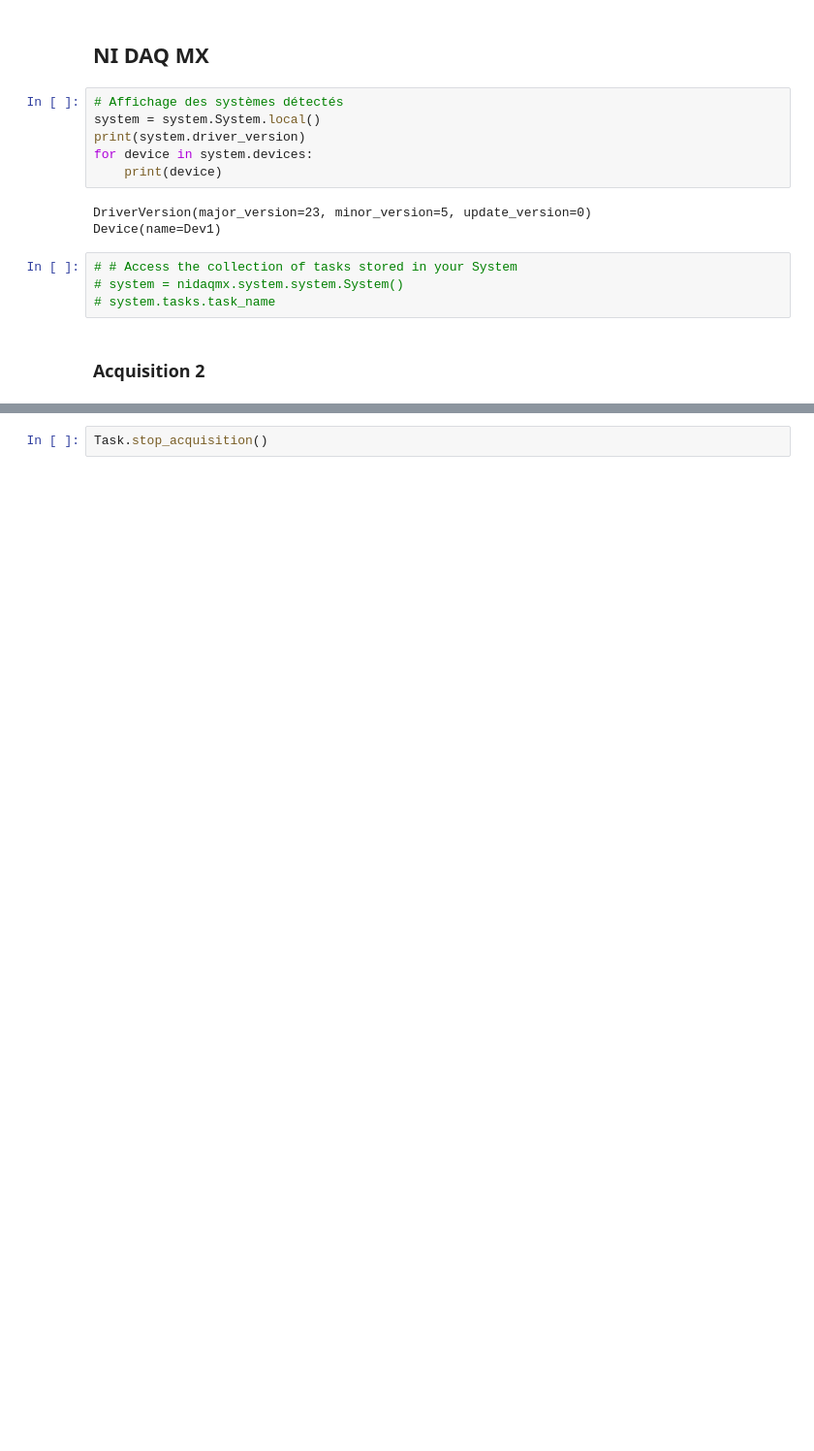
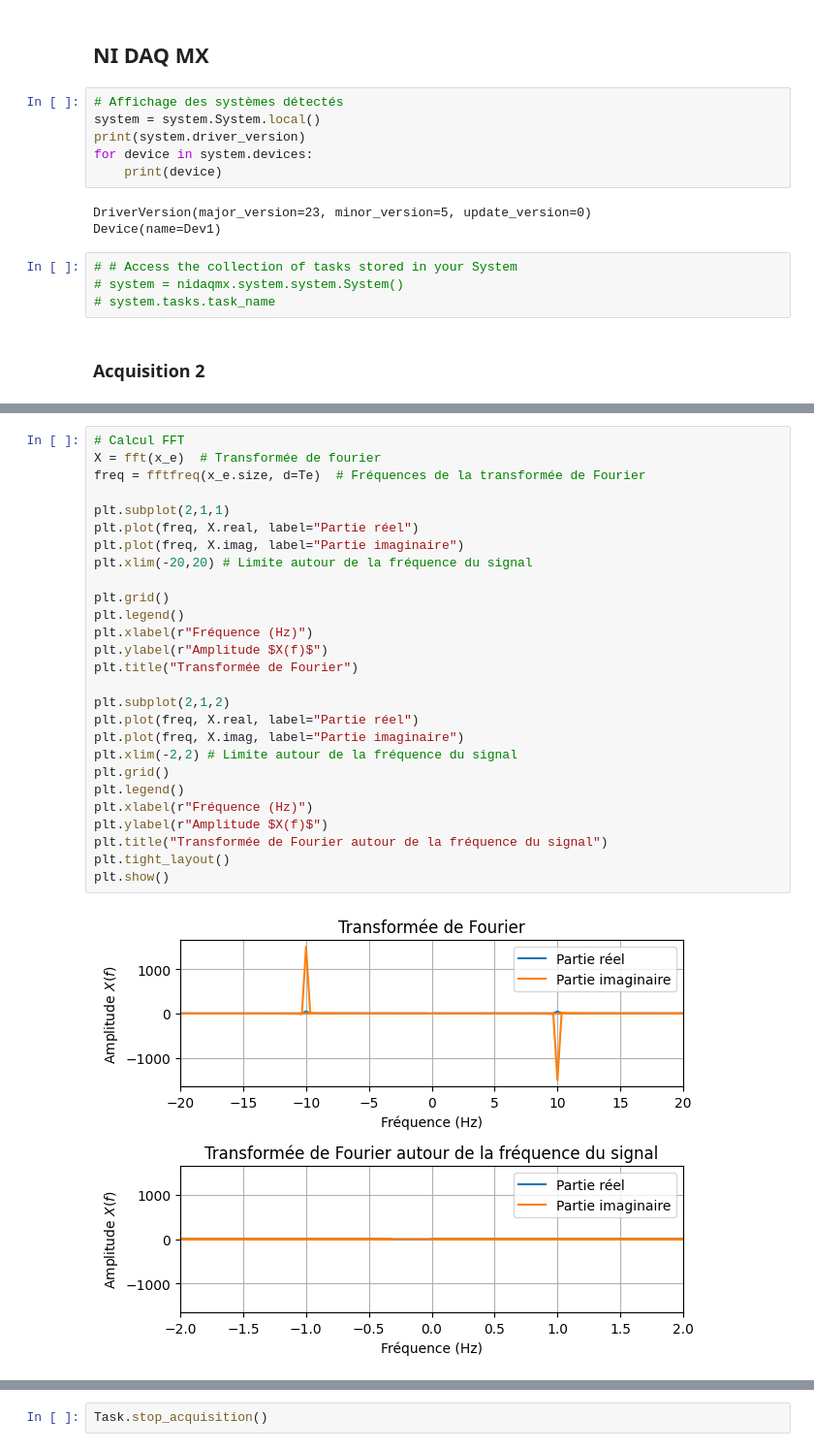
Before and after one commit to anaisalexia/Interface_Kundt_tube, a Jupyter notebook: Notebook_tx_test.ipynb, the cells around one changed output, grey strips where cells are left out. Shown at 97% size. Saved outputs shown, nothing was run; the diff lists cells and outputs as text; blank space fills up the shorter version.

```diff
--- a/Notebook_tx_test.ipynb
+++ b/Notebook_tx_test.ipynb
@@ -105,0 +233,29 @@ TypeError: 'NoneType' object cannot be interpreted as an integer
+# %%
+# Calcul FFT
+X = fft(x_e)  # Transformée de fourier
+freq = fftfreq(x_e.size, d=Te)  # Fréquences de la transformée de Fourier
+
+plt.subplot(2,1,1)
+plt.plot(freq, X.real, label="Partie réel")
+plt.plot(freq, X.imag, label="Partie imaginaire")
+plt.xlim(-20,20) # Limite autour de la fréquence du signal
+
+plt.grid()
+plt.legend()
+plt.xlabel(r"Fréquence (Hz)")
+plt.ylabel(r"Amplitude $X(f)$")
+plt.title("Transformée de Fourier")
+
+plt.subplot(2,1,2)
+plt.plot(freq, X.real, label="Partie réel")
+plt.plot(freq, X.imag, label="Partie imaginaire")
+plt.xlim(-2,2) # Limite autour de la fréquence du signal
+plt.grid()
+plt.legend()
+plt.xlabel(r"Fréquence (Hz)")
+plt.ylabel(r"Amplitude $X(f)$")
+plt.title("Transformée de Fourier autour de la fréquence du signal")
+plt.tight_layout()
+plt.show()
+# %% [output]
+[figure, added]
```
Also changed, not shown: parts of 13 cells of this notebook.
